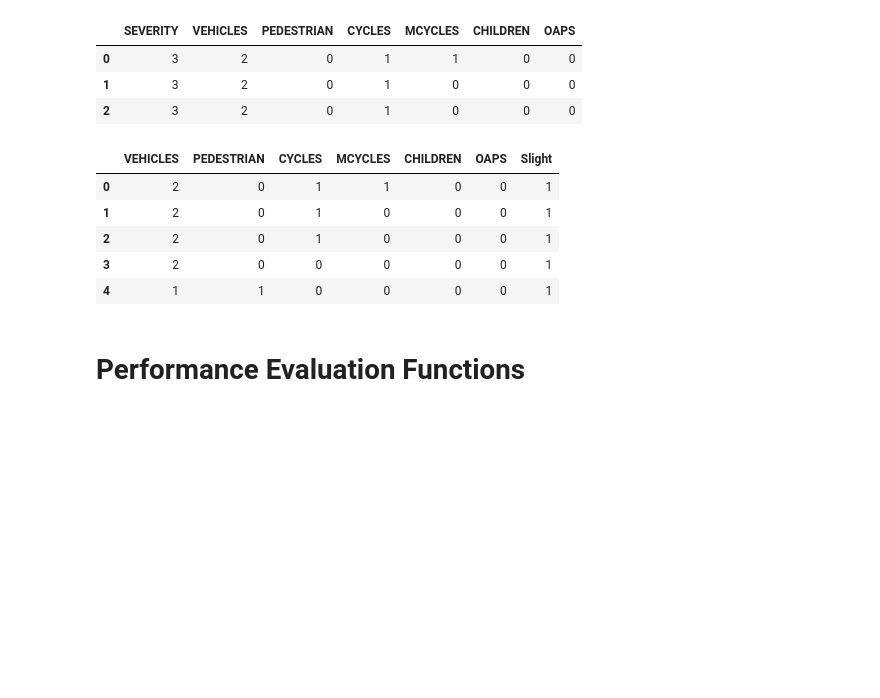
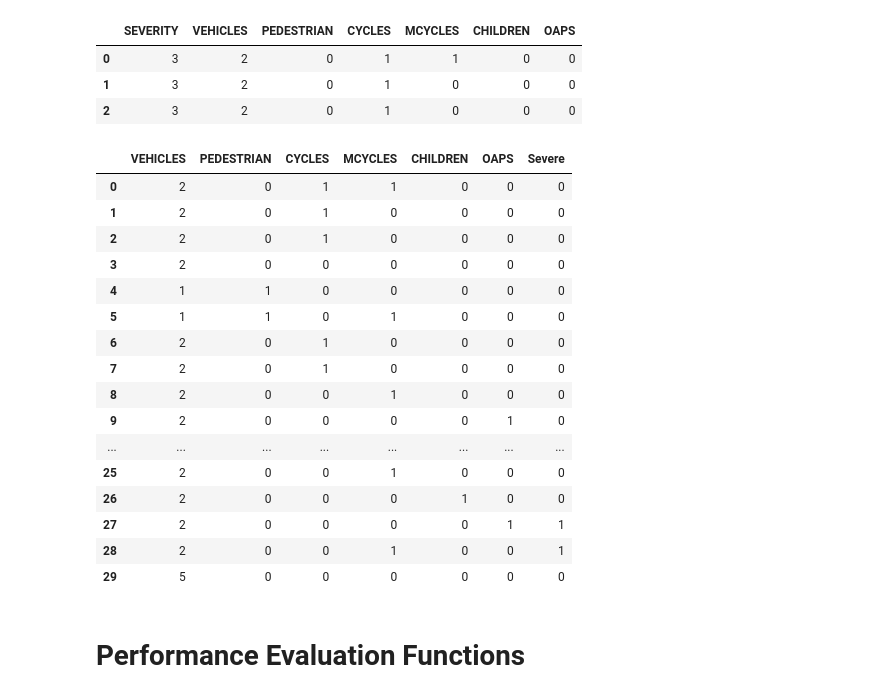
Before and after one commit to yaminshweyihtay/MachineLearning, a Jupyter notebook: dataPreProc.ipynb, the cells around one changed output. Saved outputs shown, nothing was run; the diff lists cells and outputs as text; code cells hidden in the pictures; blank space fills up the shorter version.

```diff
--- a/dataPreProc.ipynb
+++ b/dataPreProc.ipynb
@@ -93,16 +90,29 @@ data.head(3)
 # %%
 slight = pd.get_dummies(data["SEVERITY"], dtype=int, drop_first=True)
 data = pd.concat([data, slight], axis=1)
 data.drop(['SEVERITY'], axis=1, inplace=True)
-data.rename(columns={3: 'Slight'}, inplace=True)
-data.head(5)
+data.rename(columns={3: 'Severe'}, inplace=True)
+# inverting the severe column
+data['Severe'] = data['Severe'] ^ 1
+data.head(30)
 # %% [output]
-|  | VEHICLES | PEDESTRIAN | CYCLES | MCYCLES | CHILDREN | OAPS | Slight |
-| 0 | 2 | 0 | 1 | 1 | 0 | 0 | 1 |
-| 1 | 2 | 0 | 1 | 0 | 0 | 0 | 1 |
-| 2 | 2 | 0 | 1 | 0 | 0 | 0 | 1 |
-| 3 | 2 | 0 | 0 | 0 | 0 | 0 | 1 |
-| 4 | 1 | 1 | 0 | 0 | 0 | 0 | 1 |
+|  | VEHICLES | PEDESTRIAN | CYCLES | MCYCLES | CHILDREN | OAPS | Severe |
+| 0 | 2 | 0 | 1 | 1 | 0 | 0 | 0 |
+| 1 | 2 | 0 | 1 | 0 | 0 | 0 | 0 |
+| 2 | 2 | 0 | 1 | 0 | 0 | 0 | 0 |
+| 3 | 2 | 0 | 0 | 0 | 0 | 0 | 0 |
+| 4 | 1 | 1 | 0 | 0 | 0 | 0 | 0 |
+| 5 | 1 | 1 | 0 | 1 | 0 | 0 | 0 |
+| 6 | 2 | 0 | 1 | 0 | 0 | 0 | 0 |
+| 7 | 2 | 0 | 1 | 0 | 0 | 0 | 0 |
+| 8 | 2 | 0 | 0 | 1 | 0 | 0 | 0 |
+| 9 | 2 | 0 | 0 | 0 | 0 | 1 | 0 |
+| ... | ... | ... | ... | ... | ... | ... | ... |
+| 25 | 2 | 0 | 0 | 1 | 0 | 0 | 0 |
+| 26 | 2 | 0 | 0 | 0 | 1 | 0 | 0 |
+| 27 | 2 | 0 | 0 | 0 | 0 | 1 | 1 |
+| 28 | 2 | 0 | 0 | 1 | 0 | 0 | 1 |
+| 29 | 5 | 0 | 0 | 0 | 0 | 0 | 0 |
 # %% [markdown]
 # Performance Evaluation Functions
 # %%
```
Also changed, not shown: parts of 18 cells of this notebook.
